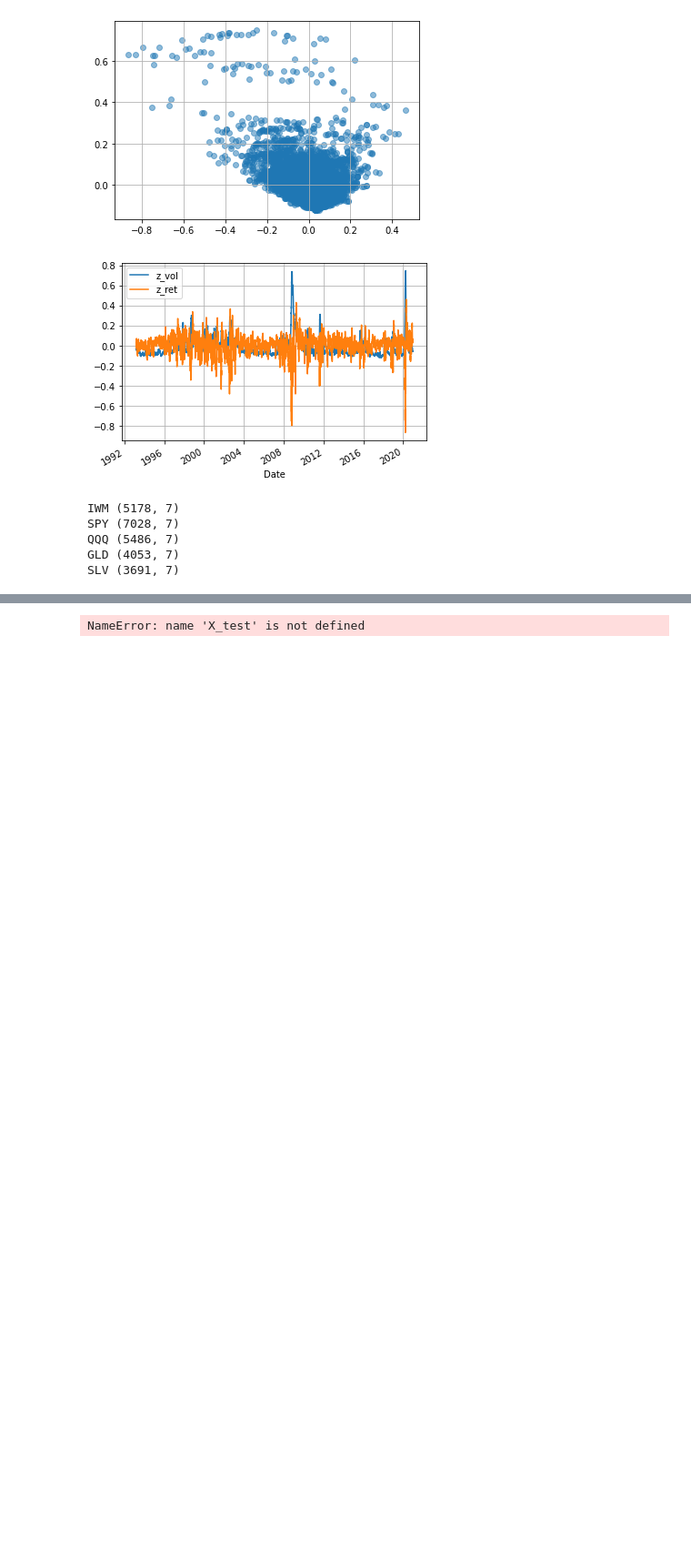
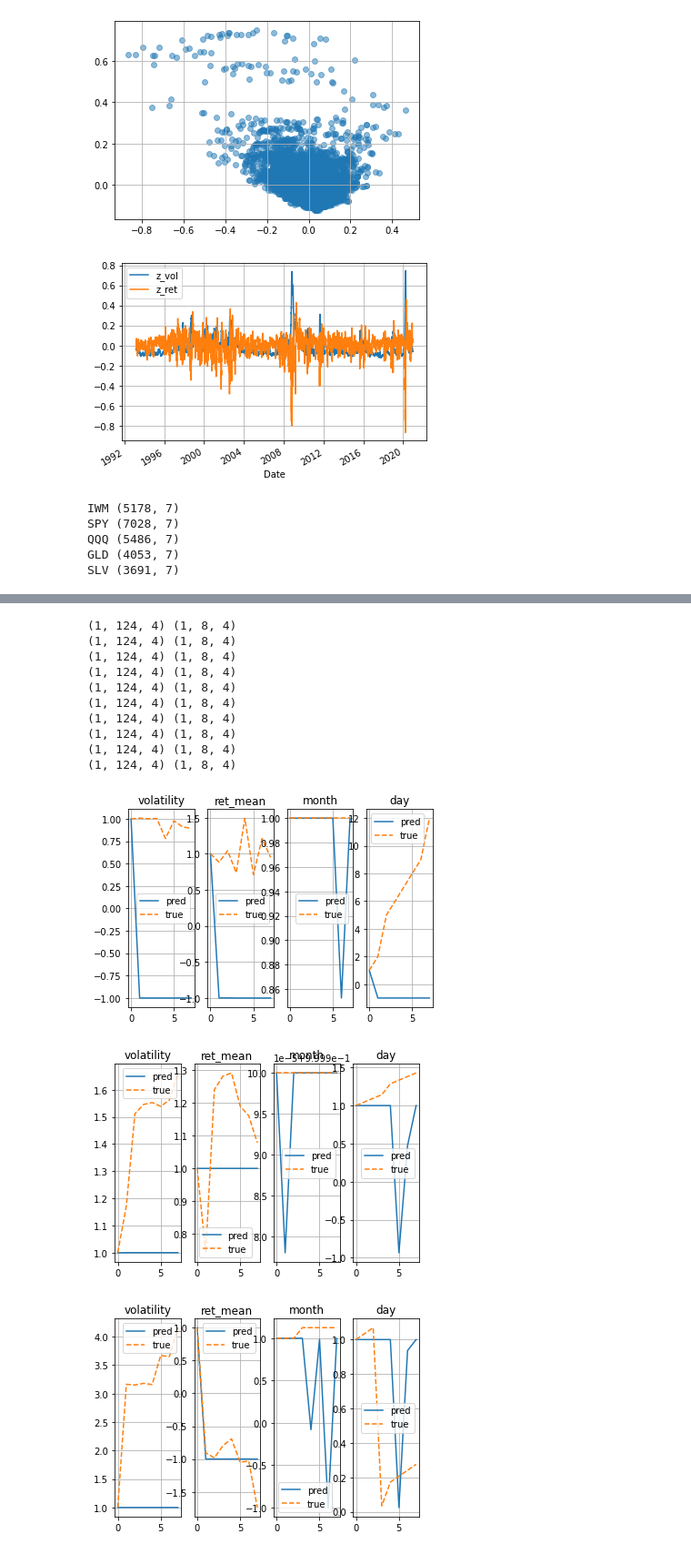
Before and after one commit to pangyuteng/public-misc, a Jupyter notebook: finance/ml/eval.ipynb, the cells around one changed output, grey strips where cells are left out. Shown at 91% size. Drawn from its saved outputs; the diff is of its cells as text; code cells hidden in the pictures; blank space fills up the shorter version.

```diff
--- a/finance/ml/eval.ipynb
+++ b/finance/ml/eval.ipynb
@@ -123,0 +120,8 @@ print(X_train.shape,y_train.shape,X_test.shape,y_test.shape)
+# %%
+data_exists = os.path.exists('X_train.npy')
+if data_exists:
+    X_train = np.load('X_train.npy')
+    X_test = np.load('X_test.npy')
+    y_train = np.load('y_train.npy')
+    y_test = np.load('y_test.npy')
+print(X_test.shape,y_test.shape)
@@ -170,7 +177,7 @@ def loss_function(real, pred):
 
 #"acc..."
 def accuracy_function(real, pred):
-    accuracies = tf.keras.losses.MSE(real,pred)
+    accuracies = loss_object(real, pred)
     return tf.reduce_sum(accuracies)
 
 train_loss = tf.keras.metrics.Mean(name='train_loss')
@@ -187,7 +194,7 @@ temp_learning_rate_schedule = CustomSchedule(d_model)
 
 ########
 
-transformer = Transformer(num_layers, d_model, num_heads, dff ,rate=dropout_rate)
+transformer = Transformer(num_layers, d_model, num_heads, dff ,rate=dropout_rate,target_seq_len=target_seq_len)
 
 ########
 
@@ -259,29 +271,44 @@ def translate(sentence, plot=''):
 #translate("este é um problema que temos que resolver.")
 #print ("Real translation: this is a problem we have to solve .")
 # %%
-norm = False
+norm = True
 for x in range(10):
     inp,tar = X_test[x,:].squeeze(),y_test[x,:].squeeze()
     inp = np.expand_dims(inp,axis=0)
     tar = np.expand_dims(tar,axis=0)
-    #print(inp.shape,tar.shape)
+    print(inp.shape,tar.shape)
     result, attention_weights = evaluate(inp,tar)
 
     for ind,subplot,title in [
-        (0,121,'volatility'),
-        (1,122,'ret_mean')
+        (0,141,'volatility'),
+        (1,142,'ret_mean'),
+        (2,143,'month'),
+        (3,144,'day')
+
     ]:
         plt.figure(x)
         plt.subplot(subplot)
         pred = result.numpy().squeeze()[:,ind]
         true = tar.squeeze()[:,ind]
         if norm:
             pred/=result.numpy().squeeze()[0,ind]
             true/=tar.squeeze()[0,ind]
         plt.plot(pred,label='pred')
         plt.plot(true,linestyle='--',label='true')
         plt.legend()
         plt.title(title)
         plt.grid(True)
 # %% [output]
-NameError: name 'X_test' is not defined
+(1, 124, 4) (1, 8, 4)
+(1, 124, 4) (1, 8, 4)
+(1, 124, 4) (1, 8, 4)
+(1, 124, 4) (1, 8, 4)
+(1, 124, 4) (1, 8, 4)
+(1, 124, 4) (1, 8, 4)
+(1, 124, 4) (1, 8, 4)
+(1, 124, 4) (1, 8, 4)
+(1, 124, 4) (1, 8, 4)
+(1, 124, 4) (1, 8, 4)
+[figure, added]
+[figure, added]
+[figure, added]
```
Also changed, not shown: parts of 11 cells of this notebook, 1 other file.
